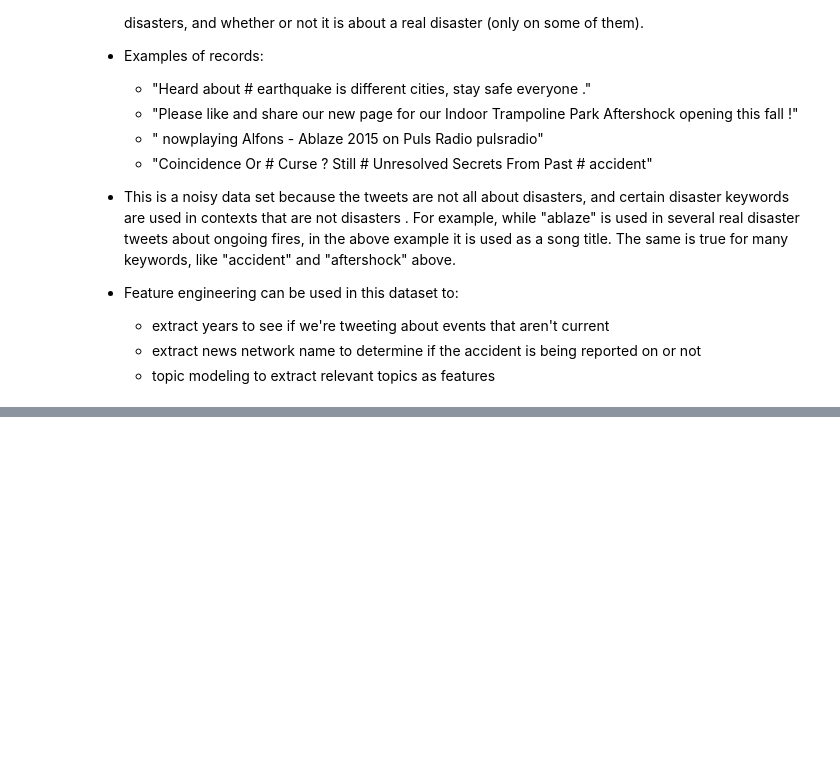
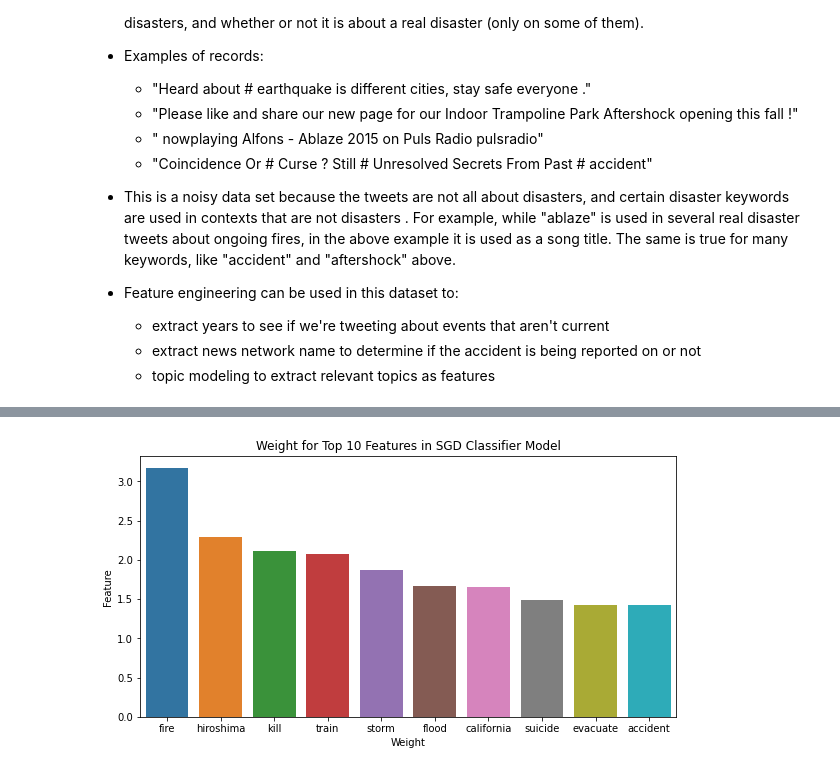
Before and after one commit to christesont/CS4447_FinalProject, a Jupyter notebook: Final_Project.ipynb, the cells around one changed output, grey strips where cells are left out. Cells and saved outputs as stored; diff of their text form; code cells hidden in the pictures; blank space fills up the shorter version.

```diff
--- a/Final_Project.ipynb
+++ b/Final_Project.ipynb
@@ -299,0 +307,27 @@ plt.show()
+# %%
+# sgd.steps[2][1].intercept_
+# sgd.steps[2][1].get_params()
+
+feature_coef = {}
+for i in range(len(sgd.steps[0][1].get_feature_names())):
+    feature_coef[sgd.steps[0][1].get_feature_names()[i]] = sgd.steps[2][1].coef_[0][i]
+# feature_coef
+# %%
+# max(feature_coef.values())
+# # print(list(feature_coef.items())[list(feature_coef.values()).index(max(feature_coef.values()))])
+
+# min(feature_coef.values())
+# # print(list(feature_coef.items())[list(feature_coef.values()).index(min(feature_coef.values()))])
+top_coef_df = pd.DataFrame()
+feature = sorted(feature_coef, key=feature_coef.get, reverse=True)[:10]
+weight = [feature_coef[i] for i in feature]
+top_coef_df['feature']=feature
+top_coef_df['weight']=weight
+
+plt.figure(figsize=(9.6,4.8))
+g= sns.barplot(x='feature', y='weight',data=top_coef_df)
+g.set(xlabel='Weight', ylabel='Feature')
+g.set_title('Weight for Top 10 Features in SGD Classifier Model')
+plt.show()
+# %% [output]
+[figure, added]
```
Also changed, not shown: parts of 14 cells of this notebook.
